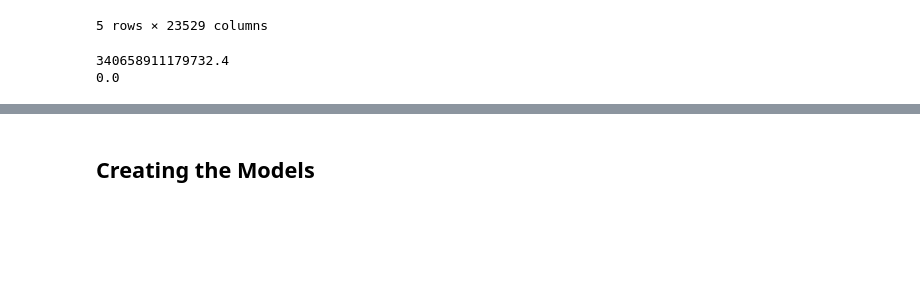
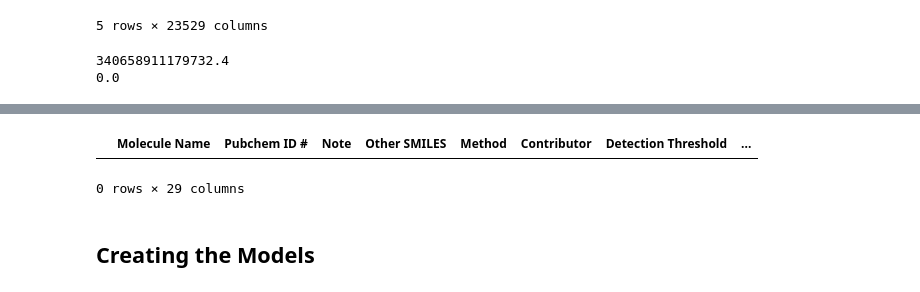
Before and after one commit to hcshadmany/enantiomerlist, a Jupyter notebook: PredictingOdorDivergenceModel.ipynb, the cells around one changed output, grey strips where cells are left out. Cells and saved outputs as stored; diff of their text form; code cells hidden in the pictures; blank space fills up the shorter version.

```diff
--- a/PredictingOdorDivergenceModel.ipynb
+++ b/PredictingOdorDivergenceModel.ipynb
@@ -265,2 +253,9 @@ both_features = finite_mordred | finite_morgan
+# %%
+pca_vcd = half_coleman_data_copy.join(pca_vcd_features, how="inner")
+# %%
+pca_vcd
+# %% [output]
+|  | Molecule Name | Pubchem ID # | Note | Other SMILES | Method | Contributor | Detection Threshold | ... |
+0 rows × 29 columns
 # %% [markdown]
 ## Creating the Models
```
Also changed, not shown: parts of 62 cells of this notebook, 3 other files.
